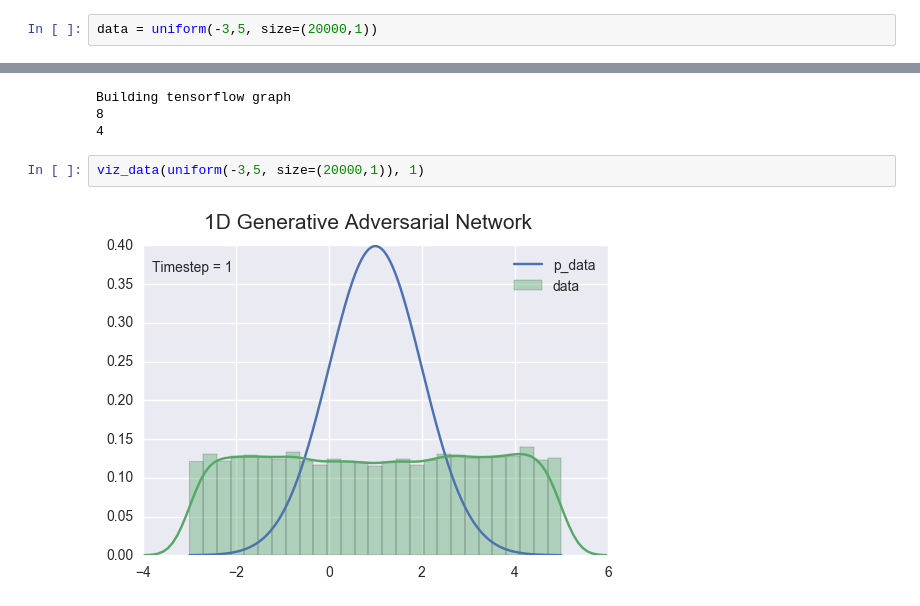
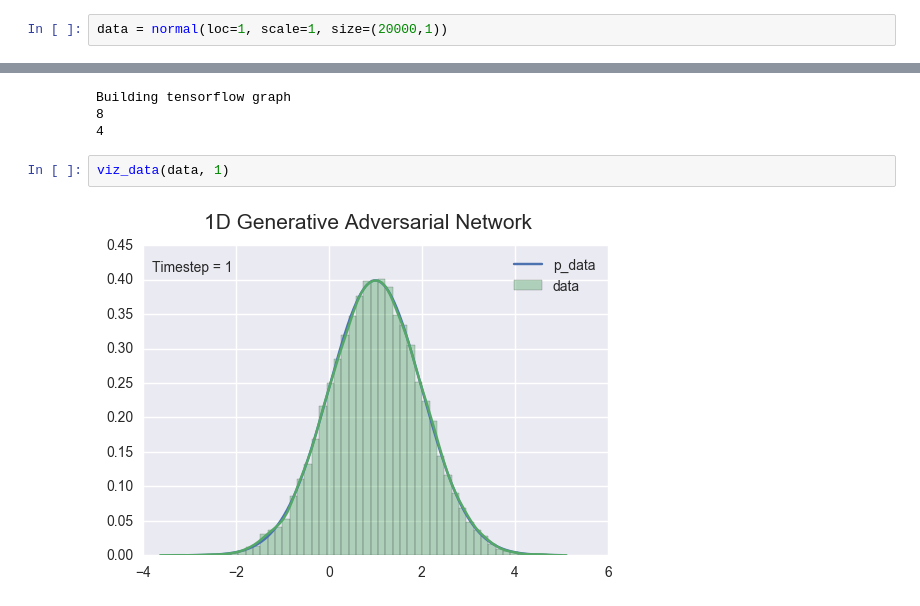
Before and after one commit to Spotlight0xff/deeplearning-seminar, a Jupyter notebook: code/test_gan.ipynb, the cells around one changed output, grey strips where cells are left out. Saved outputs shown, nothing was run; the diff lists cells and outputs as text.

```diff
--- a/code/test_gan.ipynb
+++ b/code/test_gan.ipynb
@@ -42,15 +42,15 @@ def viz_data(data, i):
 
     plt.legend()
 # %%
-data = uniform(-3,5, size=(20000,1))
+data = normal(loc=1, scale=1, size=(20000,1))
 # %%
 g = GAN(hyper_params={'batch_size': 20000})
 # %% [output]
 Building tensorflow graph
 8
 4
-# %%
-viz_data(uniform(-3,5, size=(20000,1)), 1)
-# %% [output]
-[figure, removed]
+# %%
+viz_data(data, 1)
+# %% [output]
+[figure, added]
 # %%
```
Also changed, not shown: parts of 3 cells of this notebook.
